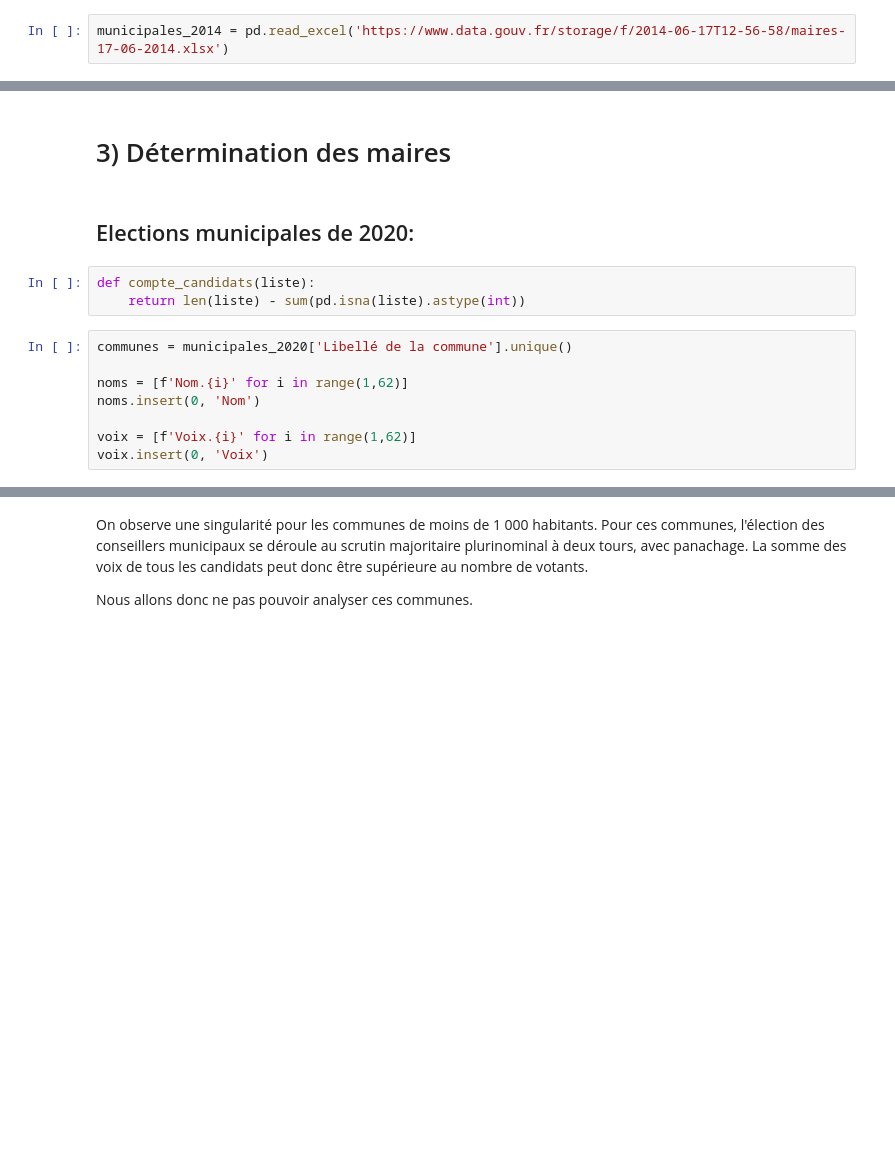
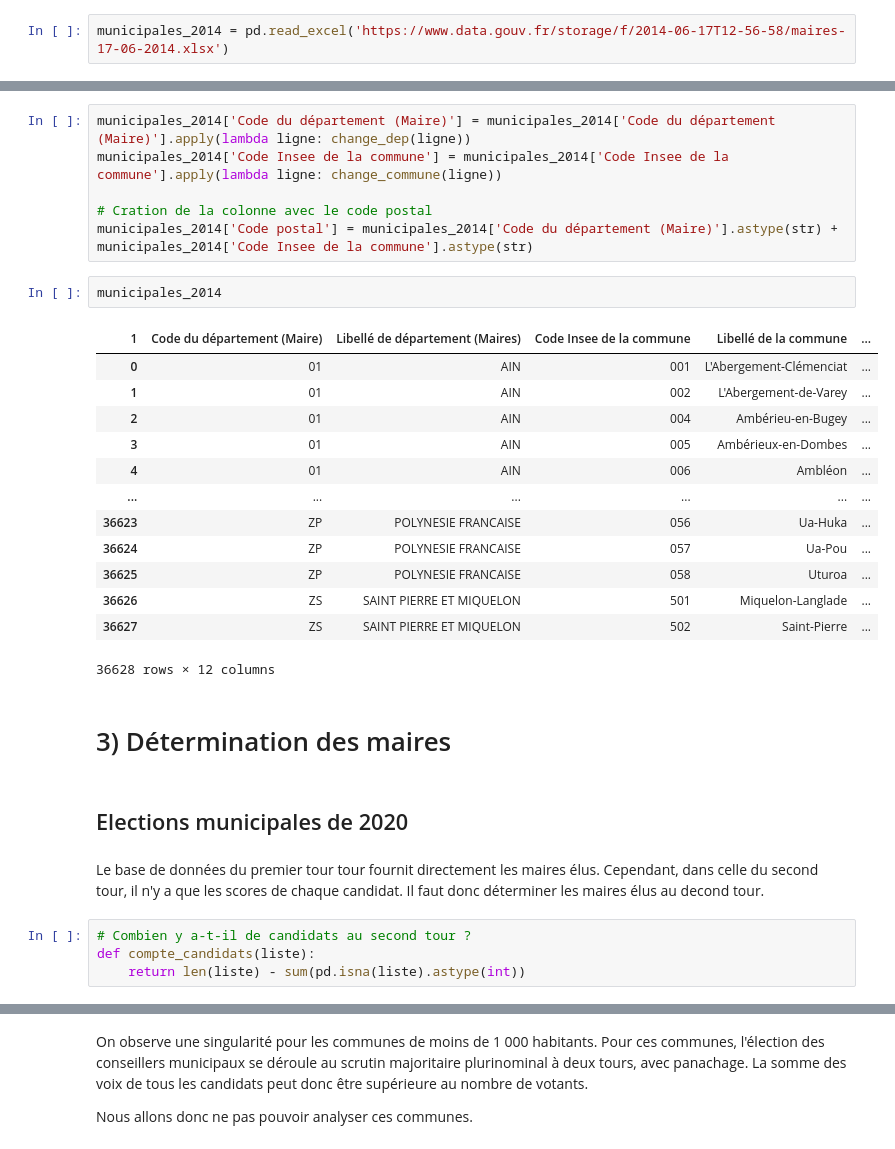
Before and after one commit to HenrideT/Projet_Python, a Jupyter notebook: Récupération.ipynb, the cells around one changed output, grey strips where cells are left out. Saved outputs shown, nothing was run; the diff lists cells and outputs as text; blank space fills up the shorter version.

```diff
--- a/Récupération.ipynb
+++ b/Récupération.ipynb
@@ -44,15 +124,32 @@ municipales_2014.reset_index(drop=True, inplace=True)
+# %%
+municipales_2014['Code du département (Maire)'] = municipales_2014['Code du département (Maire)'].apply(lambda ligne: change_dep(ligne))
+municipales_2014['Code Insee de la commune'] = municipales_2014['Code Insee de la commune'].apply(lambda ligne: change_commune(ligne))
+
+# Cration de la colonne avec le code postal
+municipales_2014['Code postal'] = municipales_2014['Code du département (Maire)'].astype(str) + municipales_2014['Code Insee de la commune'].astype(str)
+# %%
+municipales_2014
+# %% [output]
+| 1 | Code du département (Maire) | Libellé de département (Maires) | Code Insee de la commune | Libellé de la commune | ... |
+| 0 | 01 | AIN | 001 | L'Abergement-Clémenciat | ... |
+| 1 | 01 | AIN | 002 | L'Abergement-de-Varey | ... |
+| 2 | 01 | AIN | 004 | Ambérieu-en-Bugey | ... |
+| 3 | 01 | AIN | 005 | Ambérieux-en-Dombes | ... |
+| 4 | 01 | AIN | 006 | Ambléon | ... |
+| ... | ... | ... | ... | ... | ... |
+| 36623 | ZP | POLYNESIE FRANCAISE | 056 | Ua-Huka | ... |
+| 36624 | ZP | POLYNESIE FRANCAISE | 057 | Ua-Pou | ... |
+| 36625 | ZP | POLYNESIE FRANCAISE | 058 | Uturoa | ... |
+| 36626 | ZS | SAINT PIERRE ET MIQUELON | 501 | Miquelon-Langlade | ... |
+| 36627 | ZS | SAINT PIERRE ET MIQUELON | 502 | Saint-Pierre | ... |
+36628 rows × 12 columns
 # %% [markdown]
 # 3) Détermination des maires
 # %% [markdown]
-## Elections municipales de 2020:
+## Elections municipales de 2020
+# %% [markdown]
+Le base de données du premier tour tour fournit directement les maires élus. Cependant, dans celle du second tour, il n'y a que les scores de chaque candidat. Il faut donc déterminer les maires élus au decond tour.
 # %%
+# Combien y a-t-il de candidats au second tour ?
 def compte_candidats(liste):
     return len(liste) - sum(pd.isna(liste).astype(int))
-# %%
-communes = municipales_2020['Libellé de la commune'].unique()
-
-noms = [f'Nom.{i}' for i in range(1,62)]
-noms.insert(0, 'Nom')
-
-voix = [f'Voix.{i}' for i in range(1,62)]
-voix.insert(0, 'Voix')
```
Also changed, not shown: parts of 22 cells of this notebook.
